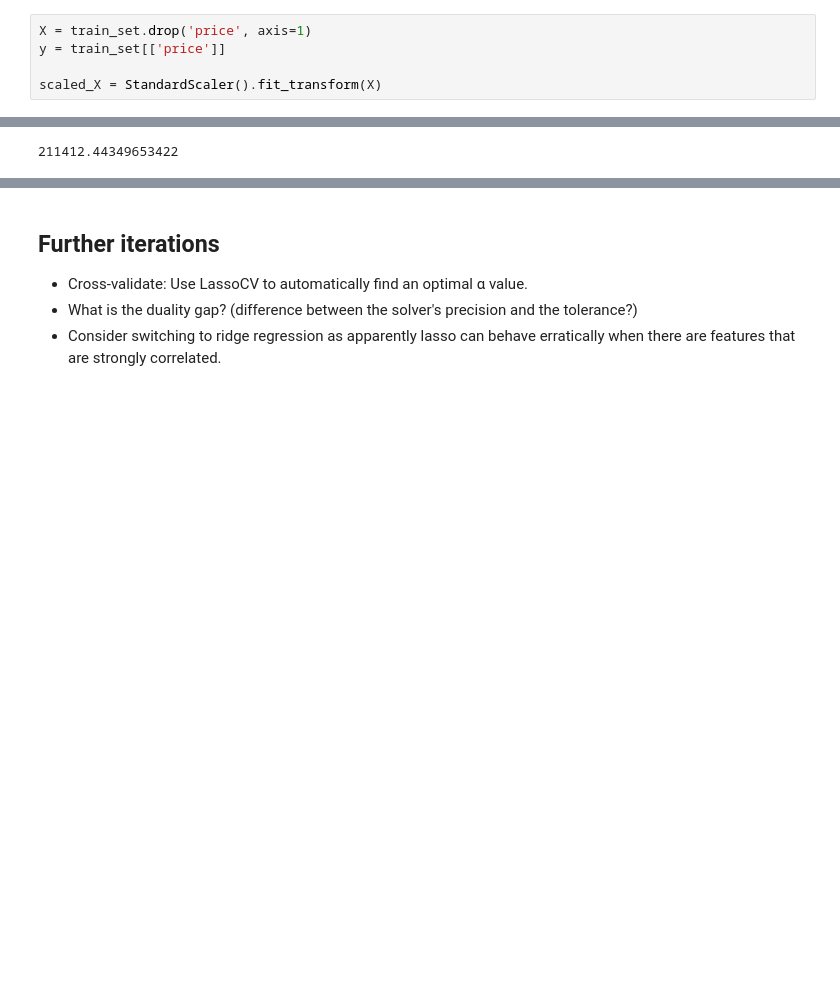
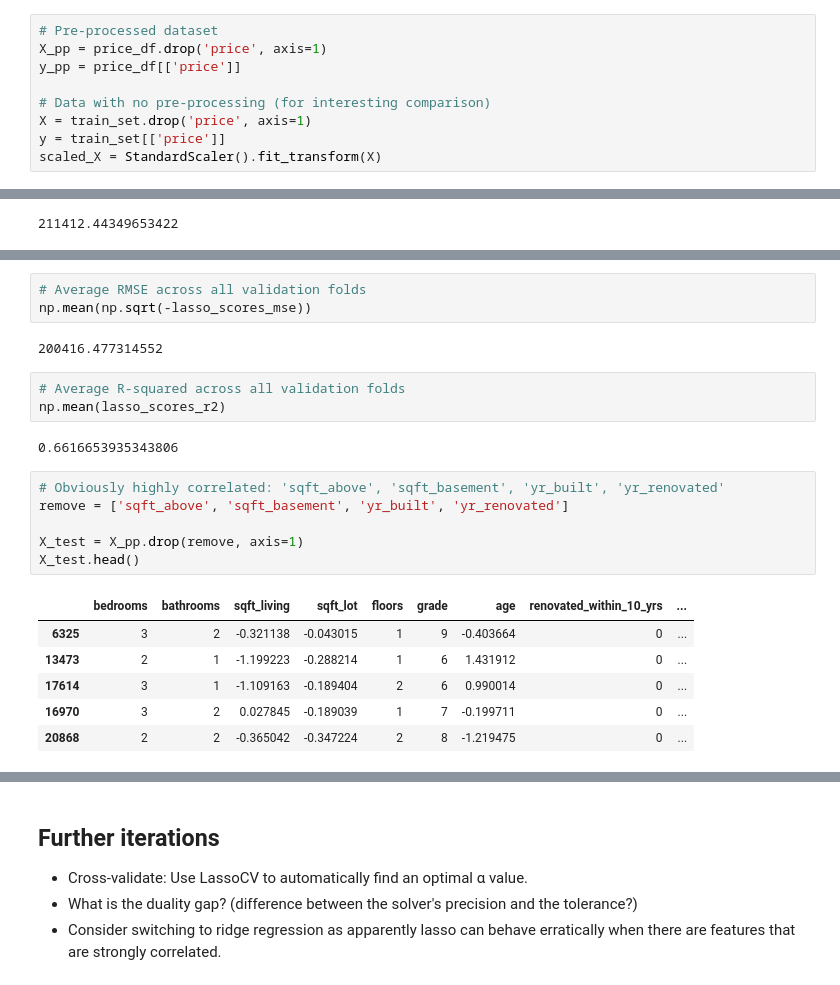
Before and after one commit to Louis-Bad/MSc_Concepts_of_AI, a Jupyter notebook: notebooks/Regression Analysis.ipynb, the cells around one changed output, grey strips where cells are left out. Cells and saved outputs as stored; diff of their text form; blank space fills up the shorter version.

```diff
--- a/notebooks/Regression Analysis.ipynb
+++ b/notebooks/Regression Analysis.ipynb
@@ -405,7 +417,11 @@ price_df.head()
 ## Baseline Model
 - Do I use the Ridge and Lasso with cross_val_score or do I simply use RidgeCV and LassoCV?
 # %%
+# Pre-processed dataset
+X_pp = price_df.drop('price', axis=1)
+y_pp = price_df[['price']]
+
+# Data with no pre-processing (for interesting comparison)
 X = train_set.drop('price', axis=1)
 y = train_set[['price']]
-
 scaled_X = StandardScaler().fit_transform(X)
@@ -517,0 +511,23 @@ array([0.66460979, 0.6522202 , 0.65569475, 0.65386285, 0.65834485])
+# %%
+# Average RMSE across all validation folds
+np.mean(np.sqrt(-lasso_scores_mse))
+# %% [output]
+200416.477314552
+# %%
+# Average R-squared across all validation folds
+np.mean(lasso_scores_r2)
+# %% [output]
+0.6616653935343806
+# %%
+# Obviously highly correlated: 'sqft_above', 'sqft_basement', 'yr_built', 'yr_renovated'
+remove = ['sqft_above', 'sqft_basement', 'yr_built', 'yr_renovated']
+
+X_test = X_pp.drop(remove, axis=1)
+X_test.head()
+# %% [output]
+|  | bedrooms | bathrooms | sqft_living | sqft_lot | floors | grade | age | renovated_within_10_yrs | ... |
+| 6325 | 3 | 2 | -0.321138 | -0.043015 | 1 | 9 | -0.403664 | 0 | ... |
+| 13473 | 2 | 1 | -1.199223 | -0.288214 | 1 | 6 | 1.431912 | 0 | ... |
+| 17614 | 3 | 1 | -1.109163 | -0.189404 | 2 | 6 | 0.990014 | 0 | ... |
+| 16970 | 3 | 2 | 0.027845 | -0.189039 | 1 | 7 | -0.199711 | 0 | ... |
+| 20868 | 2 | 2 | -0.365042 | -0.347224 | 2 | 8 | -1.219475 | 0 | ... |
```
Also changed, not shown: parts of 22 cells of this notebook.
